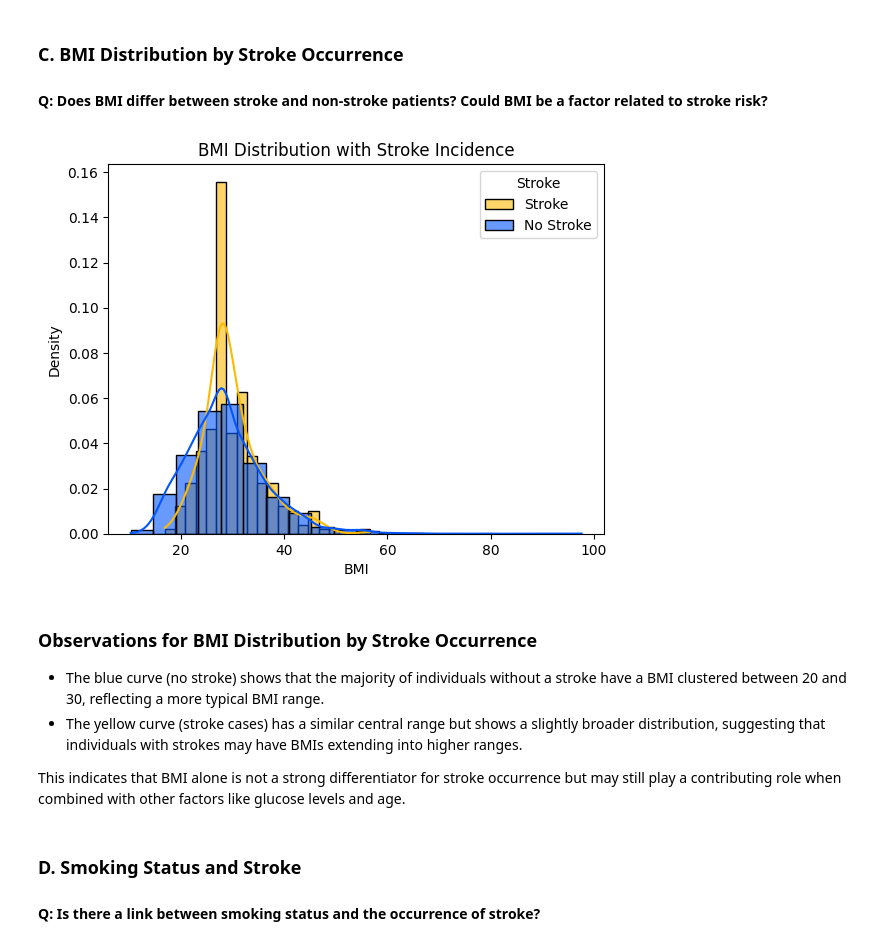
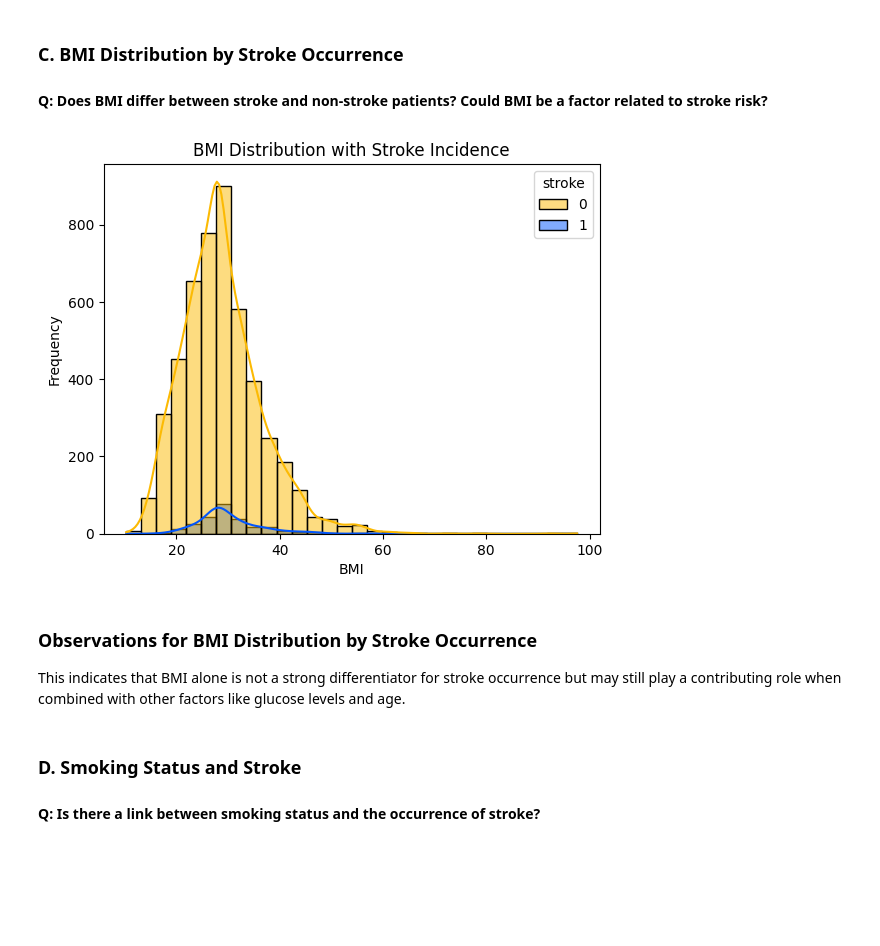
Before and after one commit to Kuldeep7k/Healthcare_Analysis_for_Stroke_Prediction, a Jupyter notebook: Healthcare Stroke Project.ipynb, the cells around one changed output. Drawn from its saved outputs; the diff is of its cells as text; code cells hidden in the pictures; blank space fills up the shorter version.

```diff
--- a/Healthcare Stroke Project.ipynb
+++ b/Healthcare Stroke Project.ipynb
@@ -311,31 +312,17 @@ This indicates a possible correlation between elevated glucose levels and stroke
 ### C. BMI Distribution by Stroke Occurrence
 
 #### Q: Does BMI differ between stroke and non-stroke patients? Could BMI be a factor related to stroke risk?
-# %%
-# Histogram with KDE (Kernel Density Estimation) for stroke cases (BMI distribution)
-sns.histplot(data=df[df['stroke'] == 1], x='bmi', kde=True, color='#fcba03', label='Stroke', stat='density', bins=20, alpha=0.6) # histogram will have 20 intervals
-
-# Histogram with KDE (Kernel Density Estimation) for non-stroke cases (BMI distribution)
-sns.histplot(data=df[df['stroke'] == 0], x='bmi', kde=True, color='#0356fc', label='No Stroke', stat='density', bins=20, alpha=0.6) # histogram bars will have 60% opacity
-
-# Adding labels and title
-plt.title('BMI Distribution with Stroke Incidence')
-plt.xlabel('BMI')
-plt.ylabel('Density')
-
-# Show legend
-plt.legend(title='Stroke', loc='upper right')
-
-# Display the plot
-plt.show()
-# %% [output]
-[figure, removed]
+# %%
+sns.histplot(data=df, x='bmi', hue='stroke', kde=True, bins=30, palette=["#fcba03", "#0356fc"])
+plt.title('BMI Distribution with Stroke Incidence')
+plt.xlabel('BMI')
+plt.ylabel('Frequency')
+plt.show()
+# %% [output]
+[figure, added]
 # %% [markdown]
 ### **Observations for BMI Distribution by Stroke Occurrence**
 
-- The blue curve (no stroke) shows that the majority of individuals without a stroke have a BMI clustered between 20 and 30, reflecting a more typical BMI range.
-- The yellow curve (stroke cases) has a similar central range but shows a slightly broader distribution, suggesting that individuals with strokes may have BMIs extending into higher ranges.
-
 This indicates that BMI alone is not a strong differentiator for stroke occurrence but may still play a contributing role when combined with other factors like glucose levels and age.
 # %% [markdown]
 ### D. Smoking Status and Stroke
```
Also changed, not shown: parts of 14 cells of this notebook.
